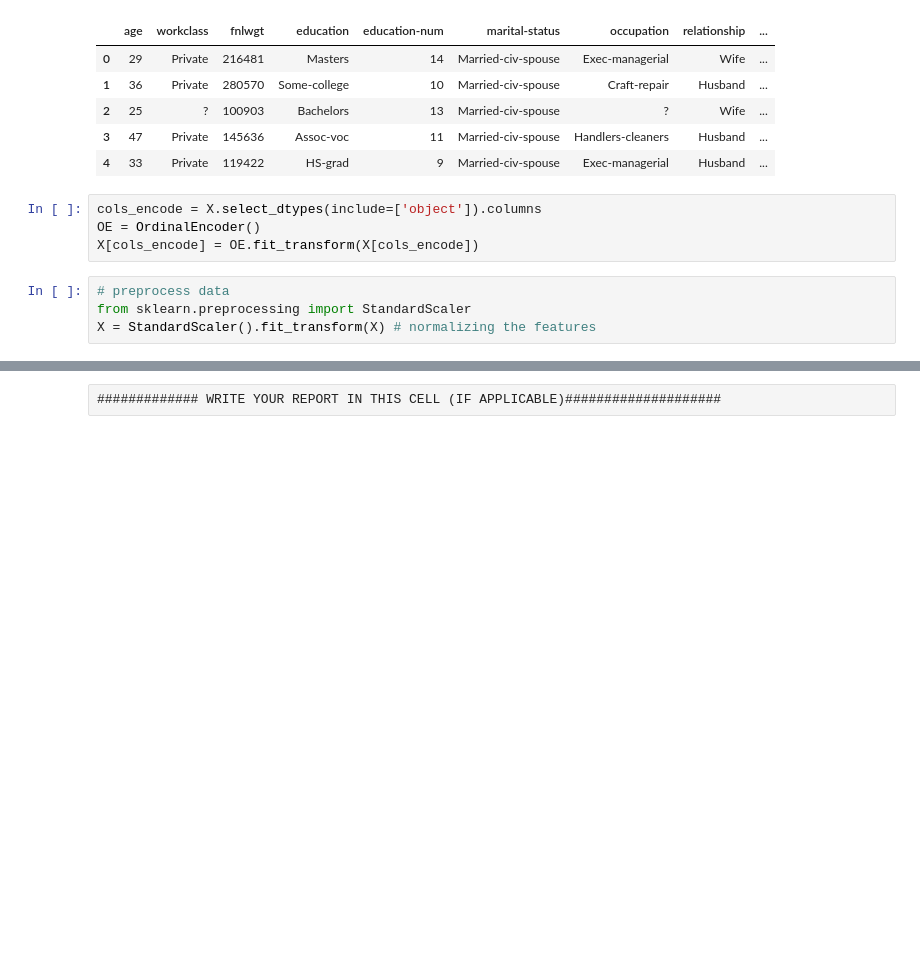
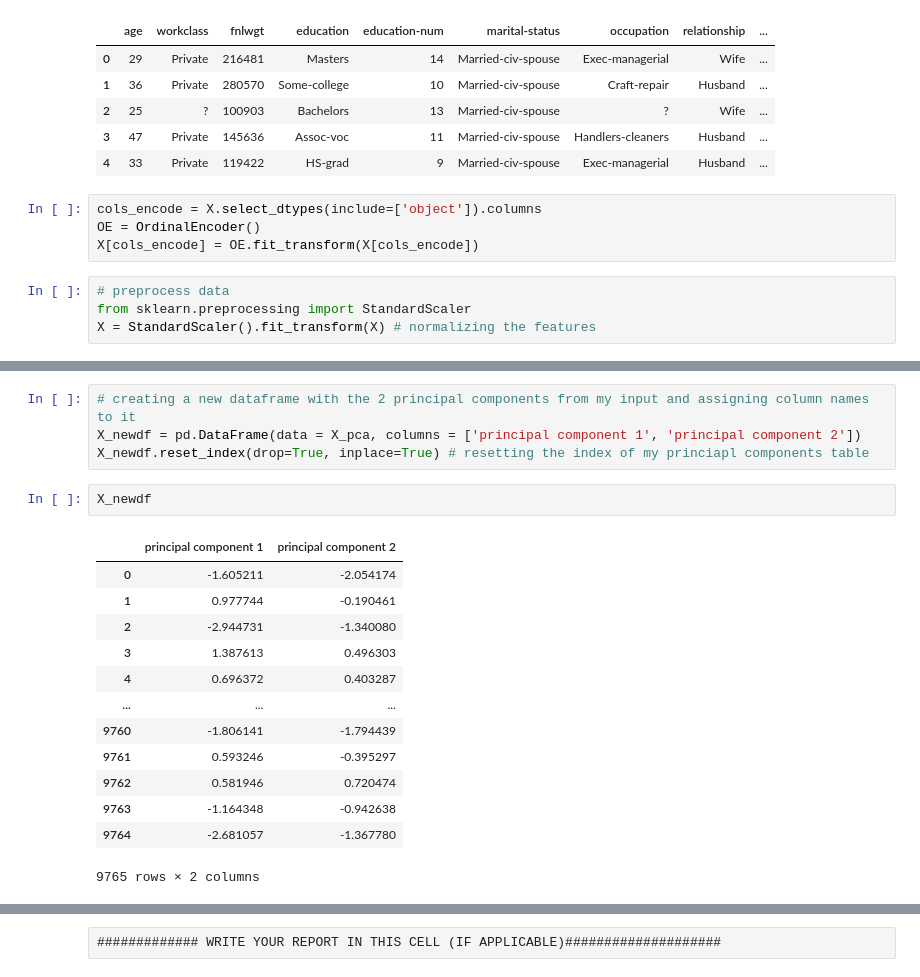
Before and after one commit to Uchebuzz/Machine-Learning-Models, a Jupyter notebook: Workshop #4.ipynb, the cells around one changed output, grey strips where cells are left out. Cells and saved outputs as stored; diff of their text form; blank space fills up the shorter version.

```diff
--- a/Workshop #4.ipynb
+++ b/Workshop #4.ipynb
@@ -409,0 +347,20 @@ IndexError: only integers, slices (`:`), ellipsis (`...`), numpy.newaxis (`None`
+# %%
+# creating a new dataframe with the 2 principal components from my input and assigning column names to it
+X_newdf = pd.DataFrame(data = X_pca, columns = ['principal component 1', 'principal component 2'])
+X_newdf.reset_index(drop=True, inplace=True) # resetting the index of my princiapl components table
+# %%
+X_newdf
+# %% [output]
+|  | principal component 1 | principal component 2 |
+| 0 | -1.605211 | -2.054174 |
+| 1 | 0.977744 | -0.190461 |
+| 2 | -2.944731 | -1.340080 |
+| 3 | 1.387613 | 0.496303 |
+| 4 | 0.696372 | 0.403287 |
+| ... | ... | ... |
+| 9760 | -1.806141 | -1.794439 |
+| 9761 | 0.593246 | -0.395297 |
+| 9762 | 0.581946 | 0.720474 |
+| 9763 | -1.164348 | -0.942638 |
+| 9764 | -2.681057 | -1.367780 |
+9765 rows × 2 columns
```
Also changed, not shown: parts of 10 cells of this notebook.
